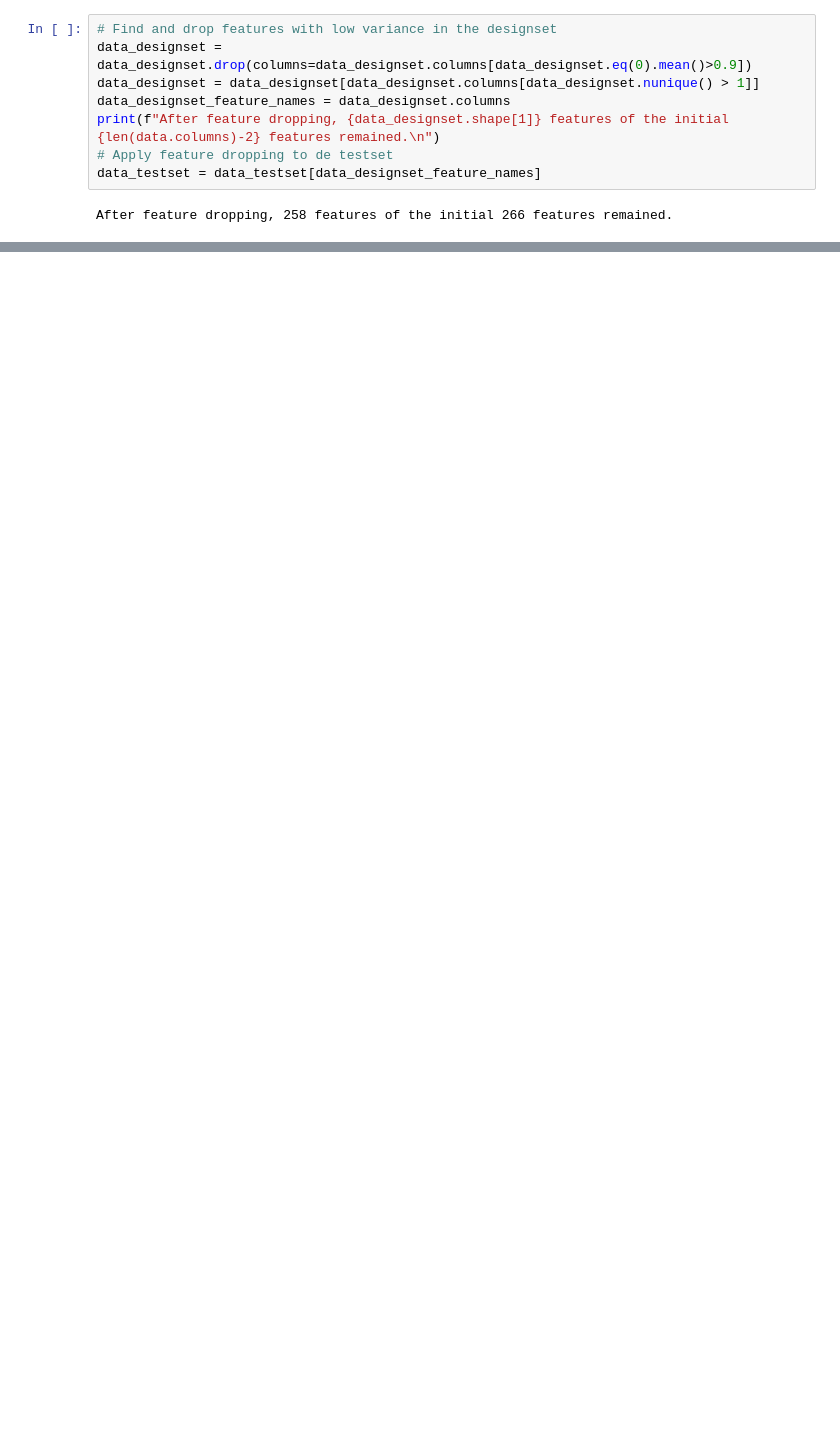
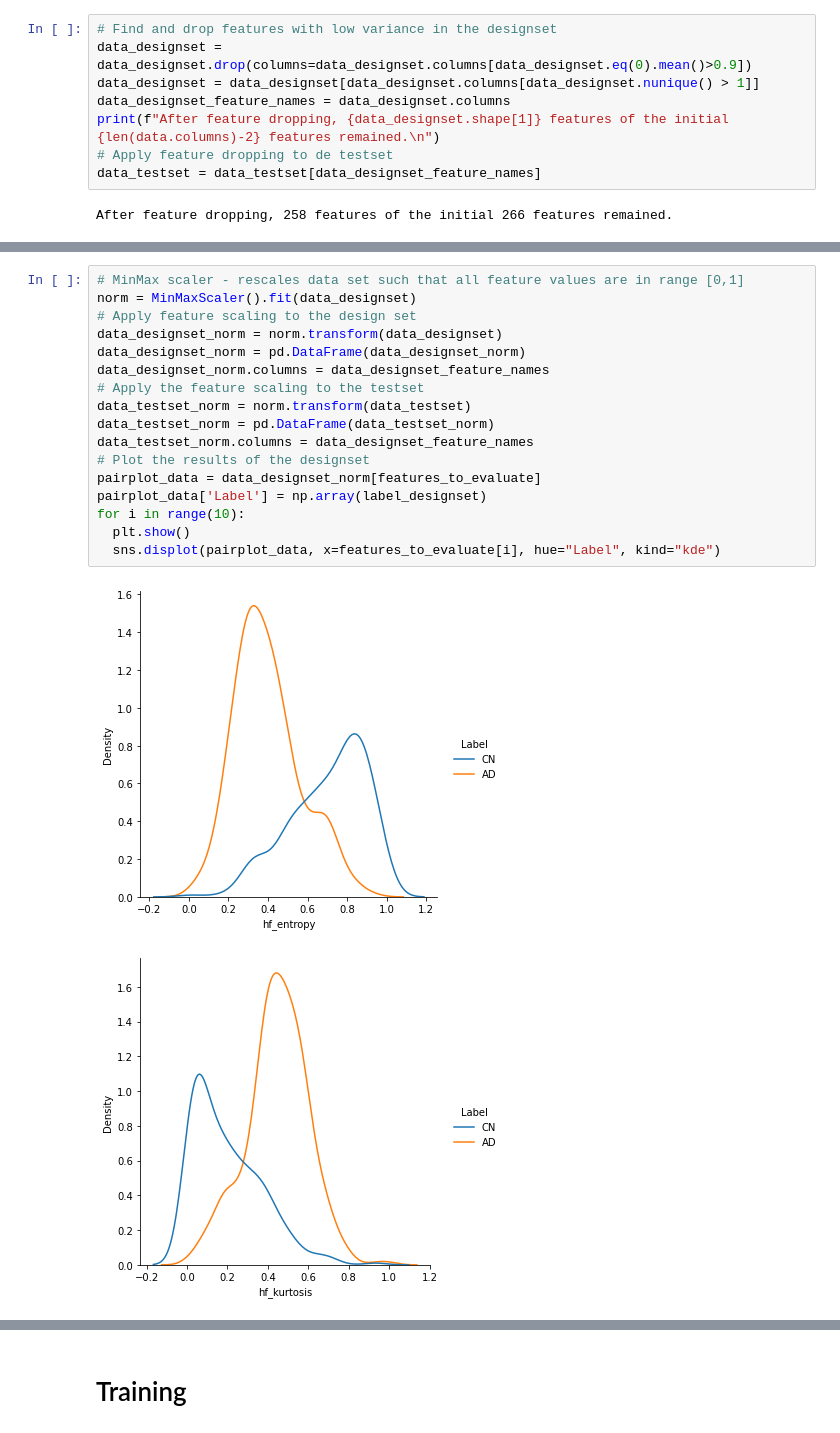
Before and after one commit to MarshaKamsteeg/TM10007_Machine_Learning_Group_Assignment, a Jupyter notebook: tm10007_group_9_code_clean.ipynb, the cells around one changed output, grey strips where cells are left out. Cells and saved outputs as stored; diff of their text form; blank space fills up the shorter version.

```diff
--- a/tm10007_group_9_code_clean.ipynb
+++ b/tm10007_group_9_code_clean.ipynb
@@ -1292,0 +153,20 @@ weighted avg       0.78      0.78      0.78        69
+# %%
+# MinMax scaler - rescales data set such that all feature values are in range [0,1]
+norm = MinMaxScaler().fit(data_designset)
+# Apply feature scaling to the design set
+data_designset_norm = norm.transform(data_designset)
+data_designset_norm = pd.DataFrame(data_designset_norm)
+data_designset_norm.columns = data_designset_feature_names
+# Apply the feature scaling to the testset
+data_testset_norm = norm.transform(data_testset)
+data_testset_norm = pd.DataFrame(data_testset_norm)
+data_testset_norm.columns = data_designset_feature_names
+# Plot the results of the designset
+pairplot_data = data_designset_norm[features_to_evaluate]
+pairplot_data['Label'] = np.array(label_designset)
+for i in range(10):
+  plt.show()
+  sns.displot(pairplot_data, x=features_to_evaluate[i], hue="Label", kind="kde")
+# %% [output]
+[figure, added]
+[figure, added]
@@ -1292,0 +181,2 @@ weighted avg       0.78      0.78      0.78        69
+# %% [markdown]
+# Training
```
Also changed, not shown: parts of 68 cells of this notebook.
